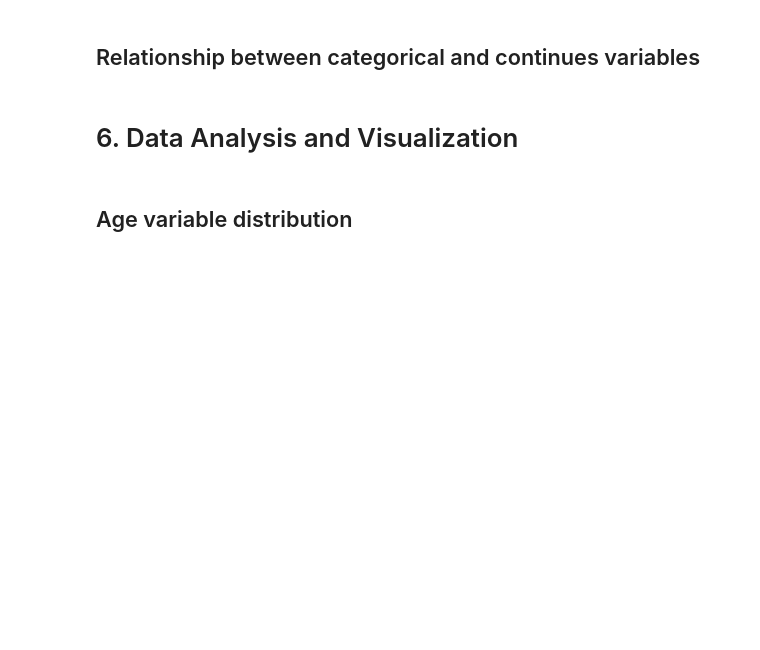
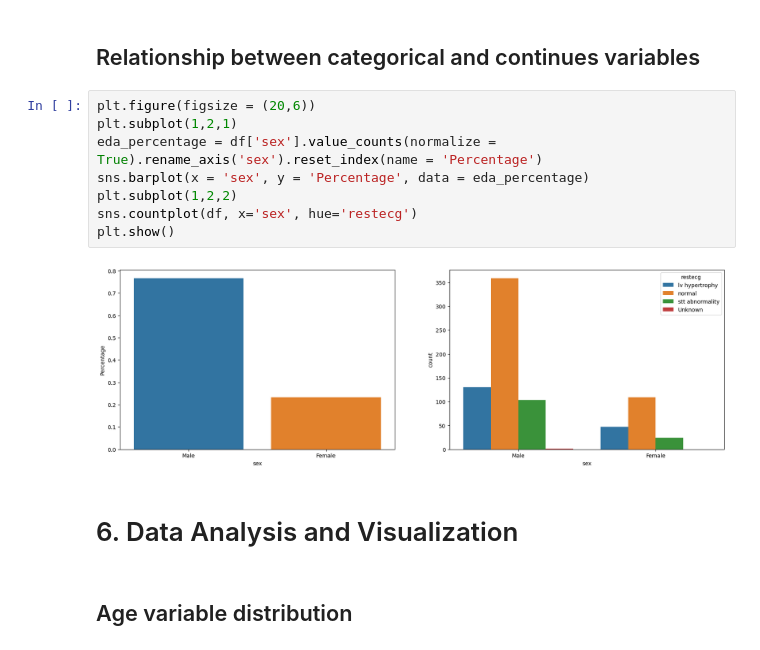
Before and after one commit to jhonnovax/data-preprocessing, a Jupyter notebook: heart-disease-notebook.ipynb, the cells around one changed output. Cells and saved outputs as stored; diff of their text form; blank space fills up the shorter version.

```diff
--- a/heart-disease-notebook.ipynb
+++ b/heart-disease-notebook.ipynb
@@ -198,5 +198,15 @@ plt.show()
 # %% [markdown]
 ## Relationship between categorical and continues variables
+# %%
+plt.figure(figsize = (20,6))
+plt.subplot(1,2,1)
+eda_percentage = df['sex'].value_counts(normalize = True).rename_axis('sex').reset_index(name = 'Percentage')
+sns.barplot(x = 'sex', y = 'Percentage', data = eda_percentage)
+plt.subplot(1,2,2)
+sns.countplot(df, x='sex', hue='restecg')
+plt.show()
+# %% [output]
+[figure, added]
 # %% [markdown]
 # 6. Data Analysis and Visualization
 # %% [markdown]
```
Also changed, not shown: parts of 5 cells of this notebook.
